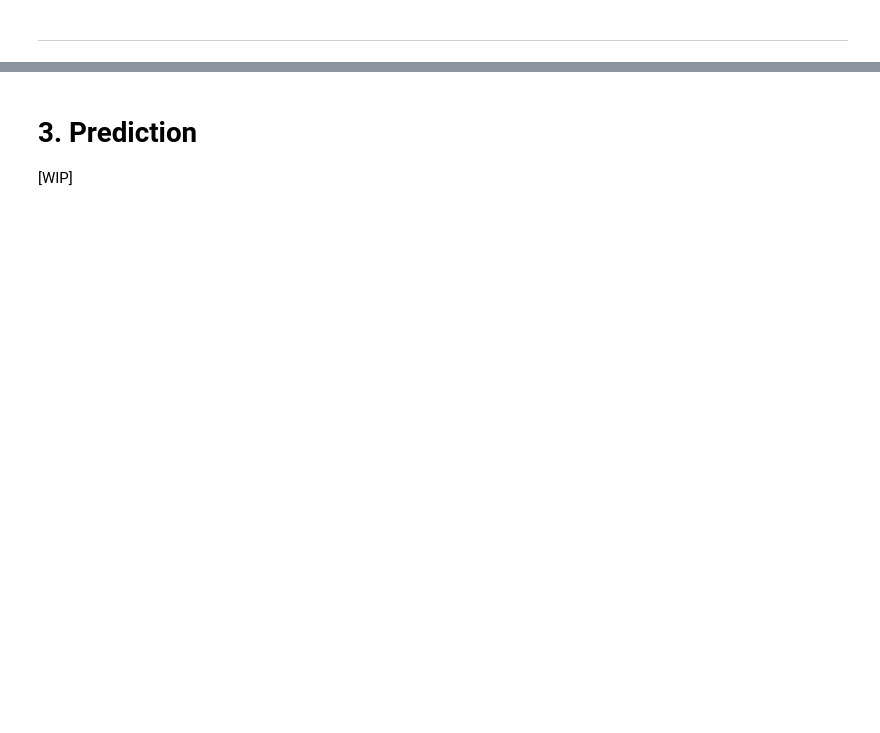
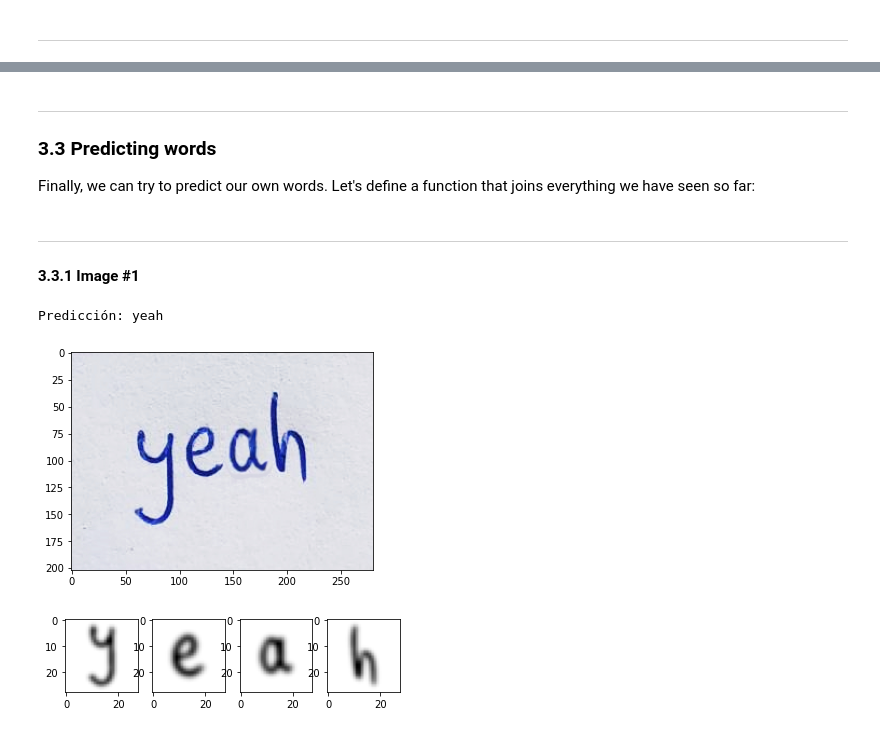
Before and after one commit to dmlls/hwr-explained, a Jupyter notebook: Simple HWR Explained.ipynb, the cells around one changed output, grey strips where cells are left out. Saved outputs shown, nothing was run; the diff lists cells and outputs as text; code cells hidden in the pictures; blank space fills up the shorter version.

```diff
--- a/Simple HWR Explained.ipynb
+++ b/Simple HWR Explained.ipynb
@@ -491,0 +547,4 @@ imshow_segmented(img, imgs_sliced)
+# %%
+from sklearn.neural_network import MLPClassifier
+
+clf = MLPClassifier(hidden_layer_sizes=(1024, 512, 256))
@@ -492,5 +606,56 @@ imshow_segmented(img, imgs_sliced)
+# %% [markdown]
+---
+
+<a id='section_3_3'></a>
+### 3.3 Predicting words
+
+Finally, we can try to predict our own words. Let's define a function that joins everything we have seen so far:
+# %%
+def get_prediction(img, clf, case='first'):
+    '''Predicts the word in the image.
+
+    Args:
+        img:
+            The photo with the word to identify.
+        clf:
+            The classifier used for the prediction.
+        case:
+            Optional. Admissible values are:
+                - 'first': capitalize first letter.
+                - 'upper': capitalize whole word.
+                - If any other value is passed, including the empty
+                  string, the word will be returned in lower case.
+
+    Returns:
+        The predicted word.
+    '''
+
+    preds = []
+    for image in pre_process_img(img):
+        image = np.rot90(image, k=-1)  # rotate and mirror the image,
+        image = np.fliplr(image)       # so it matches the dataset images
+        image = image.reshape(image.size).tolist()
+        pred = clf.predict([image])[0]
+        preds.append(data2ascii[pred])
+    word = "".join(preds)
+    if case == 'first':
+        return word.capitalize()
+    elif case == 'upper':
+        return word.upper()
+    return word.lower()
 # %% [markdown]
-<a id='section_3'></a>
-# 3. Prediction
+---
 
-[WIP]
+<a id='section_3_3_1'></a>
+#### 3.3.1 Image #1
+# %%
+img = imgs[0]
+
+word = get_prediction(img, clf, case='lower')
+print("Prediction:", word)
+
+imshow_segmented(img, pre_process_img(img))
+# %% [output]
+Predicción: yeah
+[figure, added]
+[figure, added]
```
Also changed, not shown: parts of 53 cells of this notebook, 13 other files.
